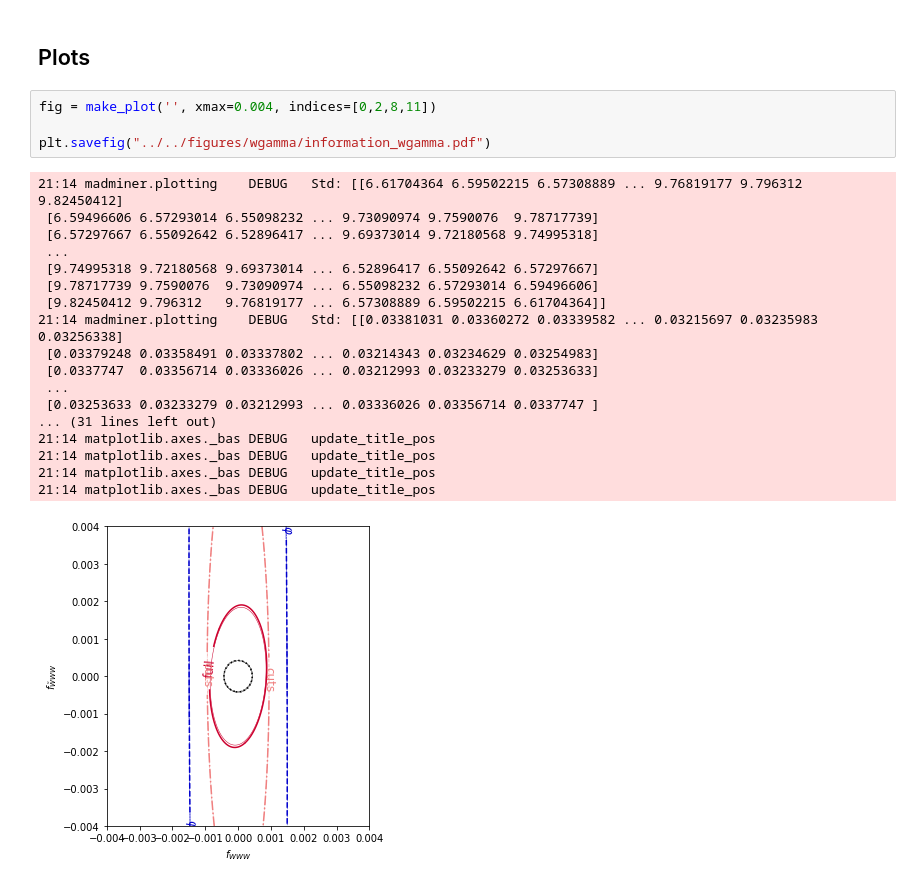
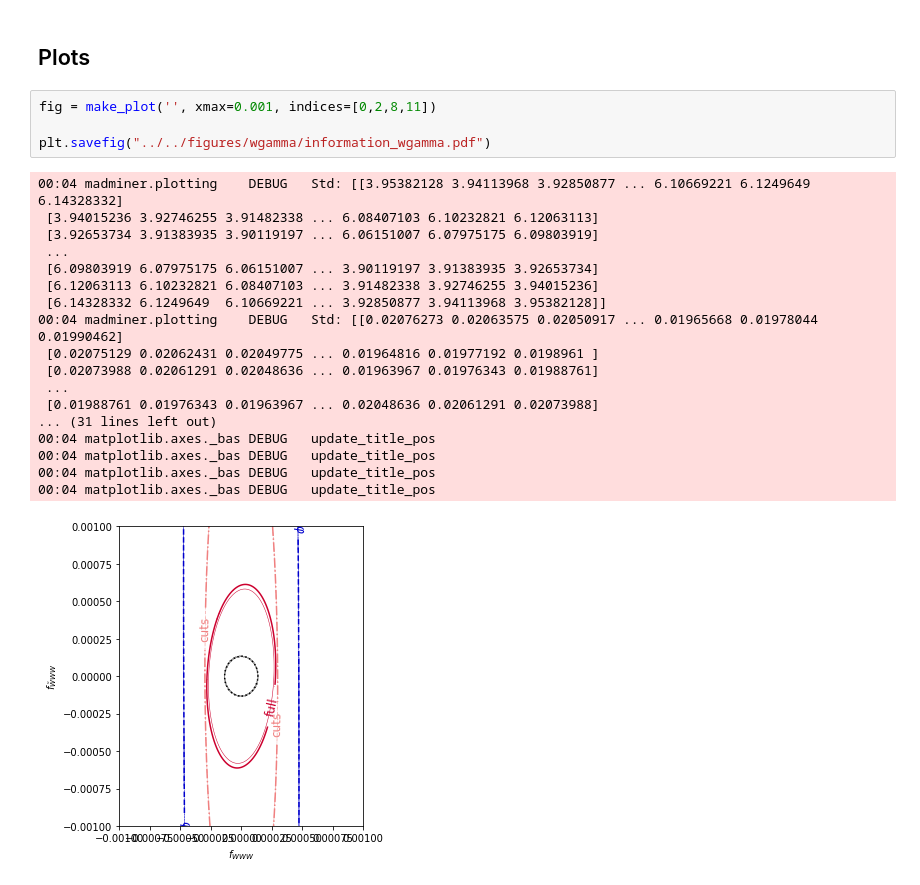
Before and after one commit to dlvp/diboson_mining, a Jupyter notebook: notebooks/wgamma/08_plot_fisher_information.ipynb, the cells around one changed output. Saved outputs shown, nothing was run; the diff lists cells and outputs as text.

```diff
--- a/notebooks/wgamma/08_plot_fisher_information.ipynb
+++ b/notebooks/wgamma/08_plot_fisher_information.ipynb
@@ -148,25 +148,25 @@ def make_plot(ml_prefix = '', indices=None, xmax=0.004):
 # %% [markdown]
 ## Plots
 # %%
-fig = make_plot('', xmax=0.004, indices=[0,2,8,11])
+fig = make_plot('', xmax=0.001, indices=[0,2,8,11])
 
 plt.savefig("../../figures/wgamma/information_wgamma.pdf")
 # %% [output]
-21:14 madminer.plotting    DEBUG   Std: [[6.61704364 6.59502215 6.57308889 ... 9.76819177 9.796312   9.82450412]
- [6.59496606 6.57293014 6.55098232 ... 9.73090974 9.7590076  9.78717739]
- [6.57297667 6.55092642 6.52896417 ... 9.69373014 9.72180568 9.74995318]
+00:04 madminer.plotting    DEBUG   Std: [[3.95382128 3.94113968 3.92850877 ... 6.10669221 6.1249649  6.14328332]
+ [3.94015236 3.92746255 3.91482338 ... 6.08407103 6.10232821 6.12063113]
+ [3.92653734 3.91383935 3.90119197 ... 6.06151007 6.07975175 6.09803919]
  ...
- [9.74995318 9.72180568 9.69373014 ... 6.52896417 6.55092642 6.57297667]
- [9.78717739 9.7590076  9.73090974 ... 6.55098232 6.57293014 6.59496606]
- [9.82450412 9.796312   9.76819177 ... 6.57308889 6.59502215 6.61704364]]
-21:14 madminer.plotting    DEBUG   Std: [[0.03381031 0.03360272 0.03339582 ... 0.03215697 0.03235983 0.03256338]
- [0.03379248 0.03358491 0.03337802 ... 0.03214343 0.03234629 0.03254983]
- [0.0337747  0.03356714 0.03336026 ... 0.03212993 0.03233279 0.03253633]
+ [6.09803919 6.07975175 6.06151007 ... 3.90119197 3.91383935 3.92653734]
+ [6.12063113 6.10232821 6.08407103 ... 3.91482338 3.92746255 3.94015236]
+ [6.14328332 6.1249649  6.10669221 ... 3.92850877 3.94113968 3.95382128]]
+00:04 madminer.plotting    DEBUG   Std: [[0.02076273 0.02063575 0.02050917 ... 0.01965668 0.01978044 0.01990462]
+ [0.02075129 0.02062431 0.02049775 ... 0.01964816 0.01977192 0.0198961 ]
+ [0.02073988 0.02061291 0.02048636 ... 0.01963967 0.01976343 0.01988761]
  ...
- [0.03253633 0.03233279 0.03212993 ... 0.03336026 0.03356714 0.0337747 ]
+ [0.01988761 0.01976343 0.01963967 ... 0.02048636 0.02061291 0.02073988]
 ... (31 lines left out)
-21:14 matplotlib.axes._bas DEBUG   update_title_pos
-21:14 matplotlib.axes._bas DEBUG   update_title_pos
-21:14 matplotlib.axes._bas DEBUG   update_title_pos
-21:14 matplotlib.axes._bas DEBUG   update_title_pos
+00:04 matplotlib.axes._bas DEBUG   update_title_pos
+00:04 matplotlib.axes._bas DEBUG   update_title_pos
+00:04 matplotlib.axes._bas DEBUG   update_title_pos
+00:04 matplotlib.axes._bas DEBUG   update_title_pos
-[figure, old version]
+[figure, new version]
```
Also changed, not shown: parts of 2 cells of this notebook, 3 other files.
